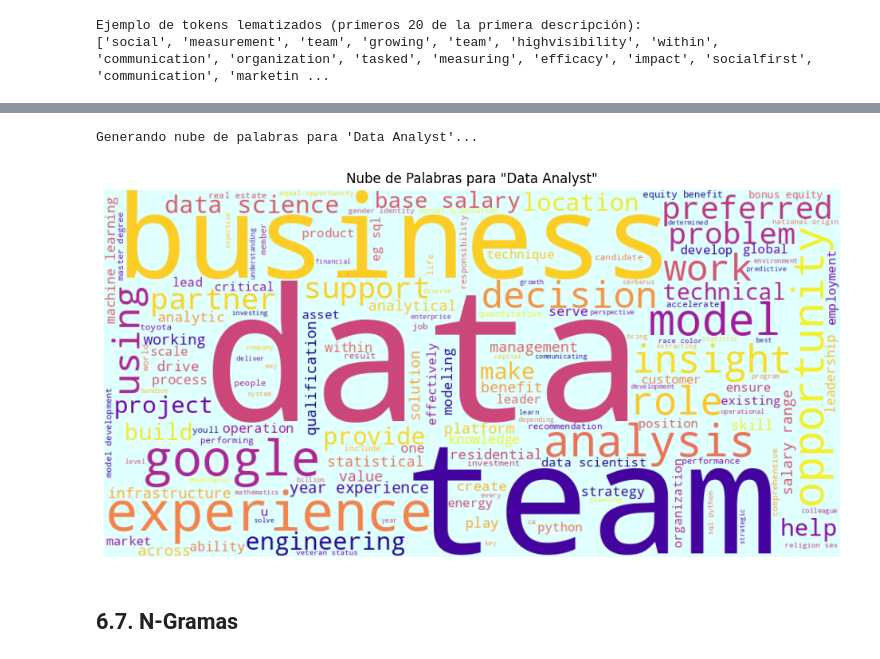
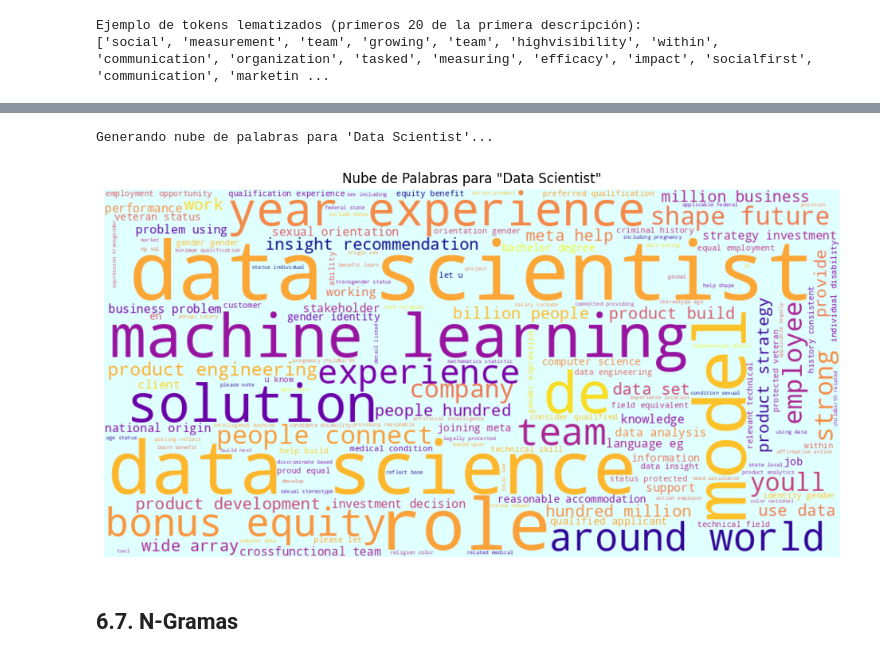
Before and after one commit to nueveonce/Etapa3DS, a Jupyter notebook: Etapa3.ipynb, the cells around one changed output, grey strips where cells are left out. Saved outputs shown, nothing was run; the diff lists cells and outputs as text; code cells hidden in the pictures.

```diff
--- a/Etapa3.ipynb
+++ b/Etapa3.ipynb
@@ -324,23 +326,23 @@ Generando nube de palabras para 'Data Analyst'...
 # %%
-# Filtrar por título que contenga "Data Analyst" (case insensitive)
-df_data_analyst = df[df["title"].str.contains("Data Science", case=False, na=False)]
+# Filtrar por título que contenga "Data Scientist" (case insensitive)
+df_data_analyst = df[df["title"].str.contains("Data Scientist", case=False, na=False)]
 if not df_data_analyst.empty:
     texto_data_analyst = " ".join(df_data_analyst['descripcion_procesada_final'])
     if texto_data_analyst and len(texto_data_analyst.split()) > 10:
-        print("\nGenerando nube de palabras para 'Data Analyst'...")
+        print("\nGenerando nube de palabras para 'Data Scientist'...")
         wordcloud_da = WordCloud(width=1000, height=500, background_color='lightcyan', colormap='plasma', max_words=150).generate(texto_data_analyst)
         plt.figure(figsize=(12, 6))
         plt.imshow(wordcloud_da, interpolation='bilinear')
         plt.axis('off')
-        plt.title('Nube de Palabras para "Data Analyst"')
+        plt.title('Nube de Palabras para "Data Scientist"')
         plt.show()
     else:
-        print("No hay suficientes datos o palabras para la nube de 'Data Analyst'.")
+        print("No hay suficientes datos o palabras para la nube de 'Data Scientist'.")
 else:
-    print("No se encontraron trabajos con el título 'Data Analyst' para generar una nube de palabras específica.")
+    print("No se encontraron trabajos con el título 'Data Scientist' para generar una nube de palabras específica.")
 # %% [output]
-Generando nube de palabras para 'Data Analyst'...
+Generando nube de palabras para 'Data Scientist'...
-[figure, old version]
+[figure, new version]
 # %% [markdown]
 ## 6.7. N-Gramas
 # %%
```
Also changed, not shown: parts of 13 cells of this notebook.
